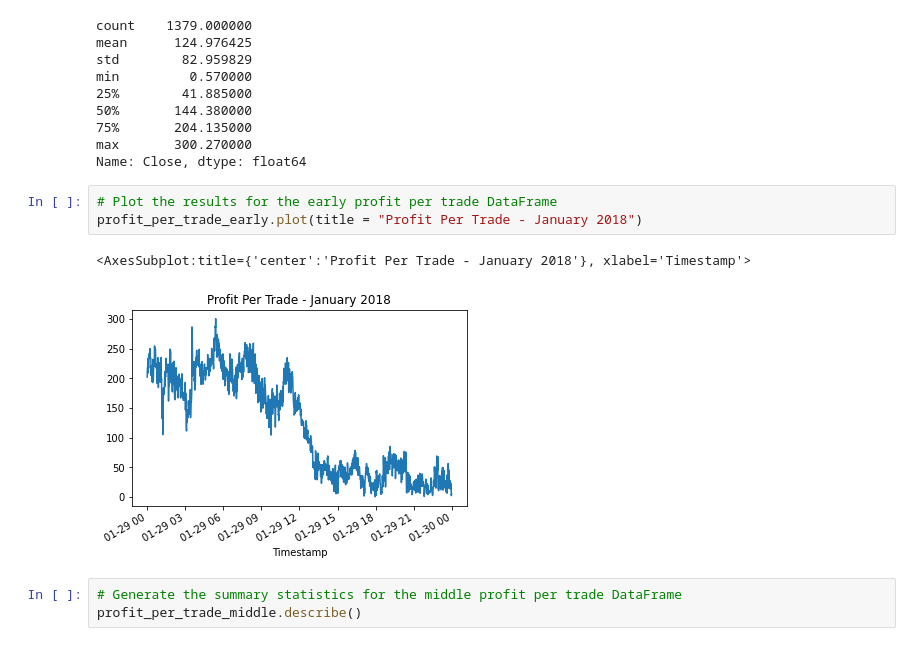
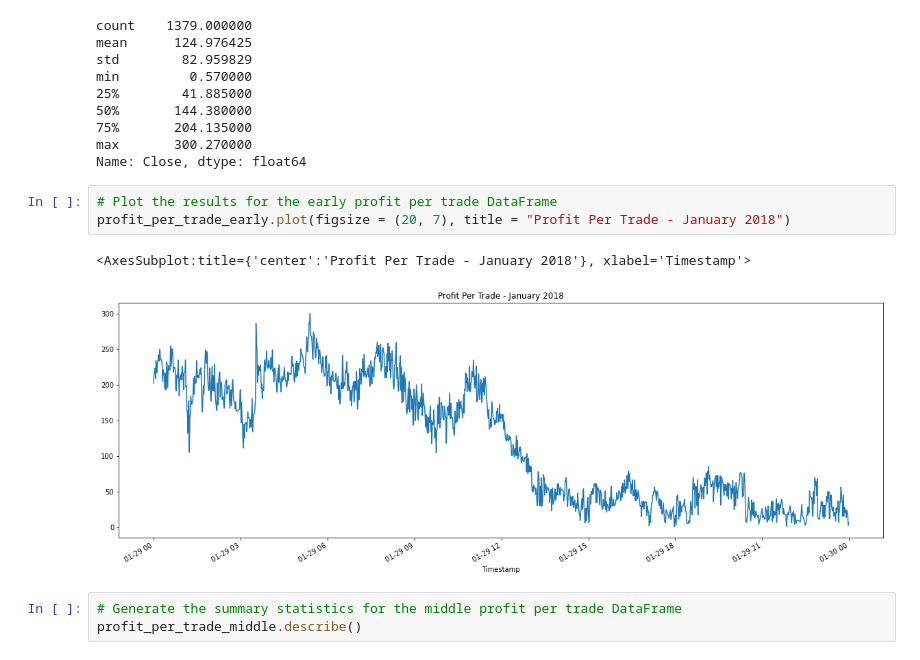
Before and after one commit to cbsandiego/crypto_arbitrage, a Jupyter notebook: crypto_arbitrage.ipynb, the cells around one changed output. Cells and saved outputs as stored; diff of their text form.

Commit message:
increased plot figsize

```diff
--- a/crypto_arbitrage.ipynb
+++ b/crypto_arbitrage.ipynb
@@ -881,10 +881,10 @@ max       300.270000
 Name: Close, dtype: float64
 # %%
 # Plot the results for the early profit per trade DataFrame
-profit_per_trade_early.plot(title = "Profit Per Trade - January 2018")
+profit_per_trade_early.plot(figsize = (20, 7), title = "Profit Per Trade - January 2018")
 # %% [output]
 <AxesSubplot:title={'center':'Profit Per Trade - January 2018'}, xlabel='Timestamp'>
-[figure, old version]
+[figure, new version]
 # %%
 # Generate the summary statistics for the middle profit per trade DataFrame
 profit_per_trade_middle.describe()
```
Also changed, not shown: parts of 5 cells of this notebook.
